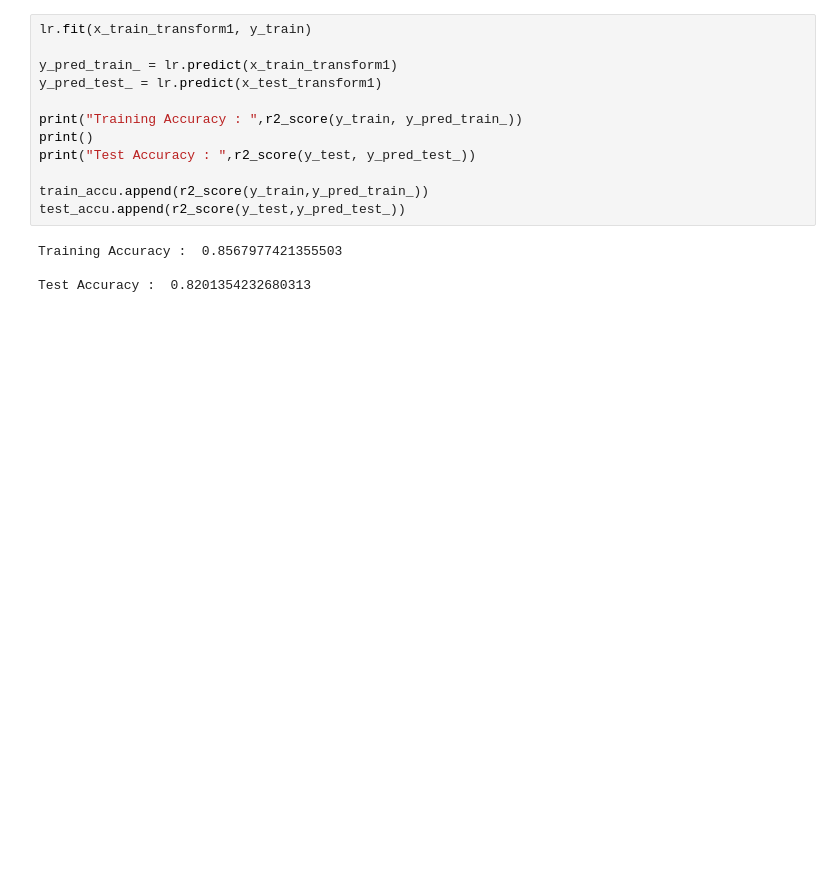
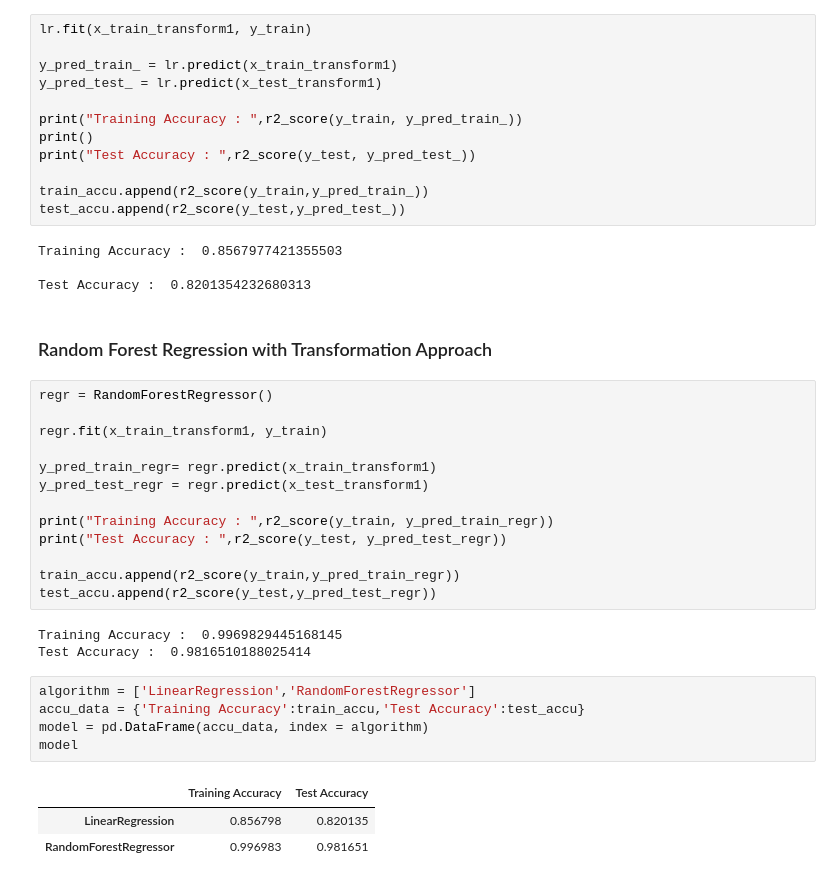
Before and after one commit to chari6268/crop_yield, a Jupyter notebook: crop_yield.ipynb, the cells around one changed output. Saved outputs shown, nothing was run; the diff lists cells and outputs as text; blank space fills up the shorter version.

Commit message:
models Update

```diff
--- a/crop_yield.ipynb
+++ b/crop_yield.ipynb
@@ -597,3 +618,30 @@ test_accu.append(r2_score(y_test,y_pred_test_))
 Training Accuracy :  0.8567977421355503
 
 Test Accuracy :  0.8201354232680313
+# %% [markdown]
+###  Random Forest Regression with Transformation Approach
+# %%
+regr = RandomForestRegressor()
+
+regr.fit(x_train_transform1, y_train)
+
+y_pred_train_regr= regr.predict(x_train_transform1)
+y_pred_test_regr = regr.predict(x_test_transform1)
+
+print("Training Accuracy : ",r2_score(y_train, y_pred_train_regr))
+print("Test Accuracy : ",r2_score(y_test, y_pred_test_regr))
+
+train_accu.append(r2_score(y_train,y_pred_train_regr))
+test_accu.append(r2_score(y_test,y_pred_test_regr))
+# %% [output]
+Training Accuracy :  0.9969829445168145
+Test Accuracy :  0.9816510188025414
+# %%
+algorithm = ['LinearRegression','RandomForestRegressor']
+accu_data = {'Training Accuracy':train_accu,'Test Accuracy':test_accu}
+model = pd.DataFrame(accu_data, index = algorithm)
+model
+# %% [output]
+|  | Training Accuracy | Test Accuracy |
+| LinearRegression | 0.856798 | 0.820135 |
+| RandomForestRegressor | 0.996983 | 0.981651 |
```
Also changed, not shown: parts of 8 cells of this notebook.
